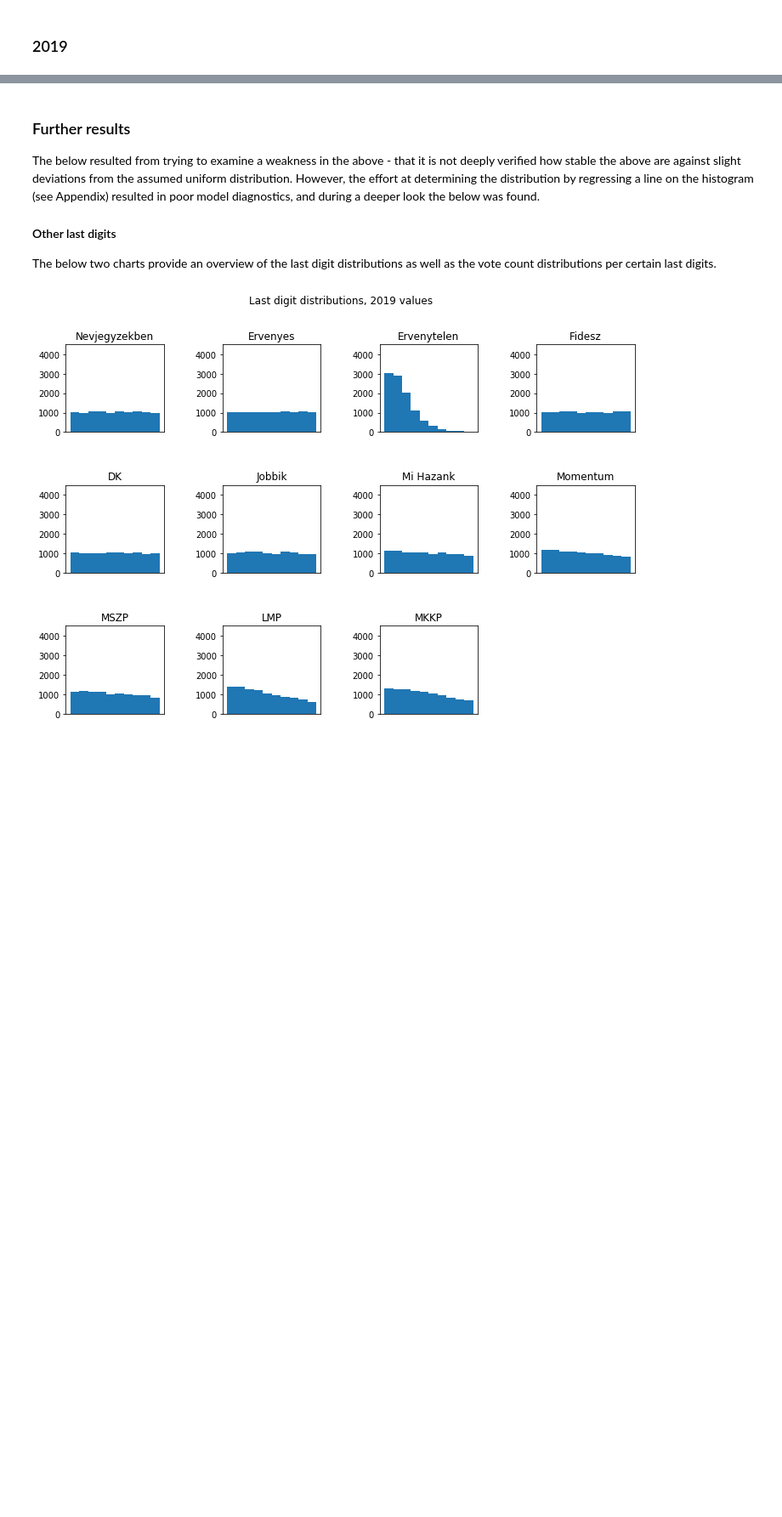
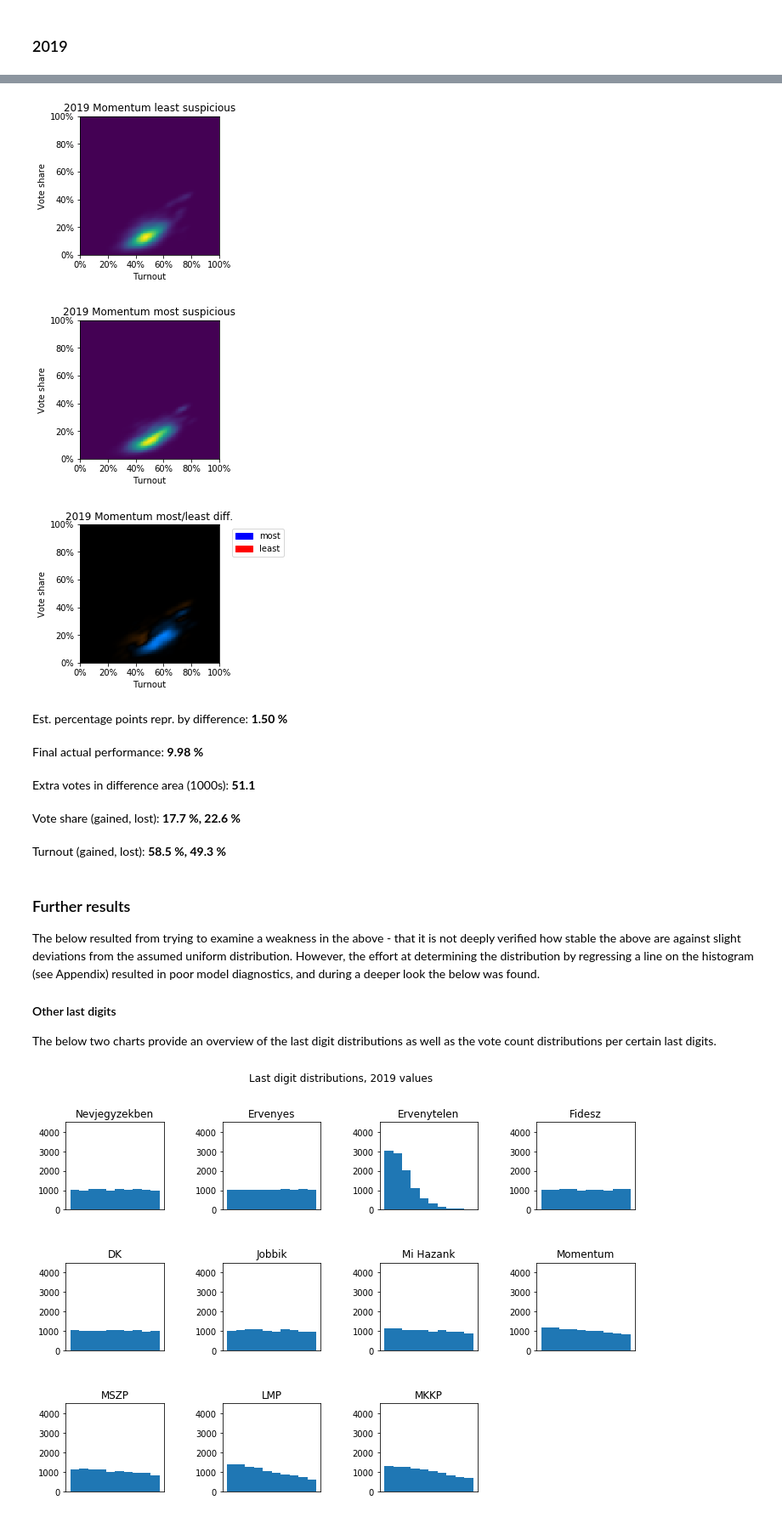
Before and after one commit to brezniczky/ep_elections_2019_hun, a Jupyter notebook: report.ipynb, the cells around one changed output, grey strips where cells are left out. Shown at 85% size. Cells and saved outputs as stored; diff of their text form; code cells hidden in the pictures; blank space fills up the shorter version.

```diff
--- a/report.ipynb
+++ b/report.ipynb
@@ -540,3 +622,14 @@ This both seems to conclude about a systemic distortion of voting results in 201
+# %%
+plot_2019_fingerprints(parties=PARTIES_2019[3:4], save=False)
+# %% [output]
+[figure, added]
+[figure, added]
+[figure, added]
+Est. percentage points repr. by difference: 1.50 %
+Final actual performance: 9.98 %
+Extra votes in difference area (1000s): 51.1
+Vote share (gained, lost): 17.7 %, 22.6 %
+Turnout (gained, lost): 58.5 %, 49.3 %
 # %% [markdown]
 ### Further results<a id="further_results"></a>
 
```
Also changed, not shown: parts of 23 cells of this notebook, 3 other files.
